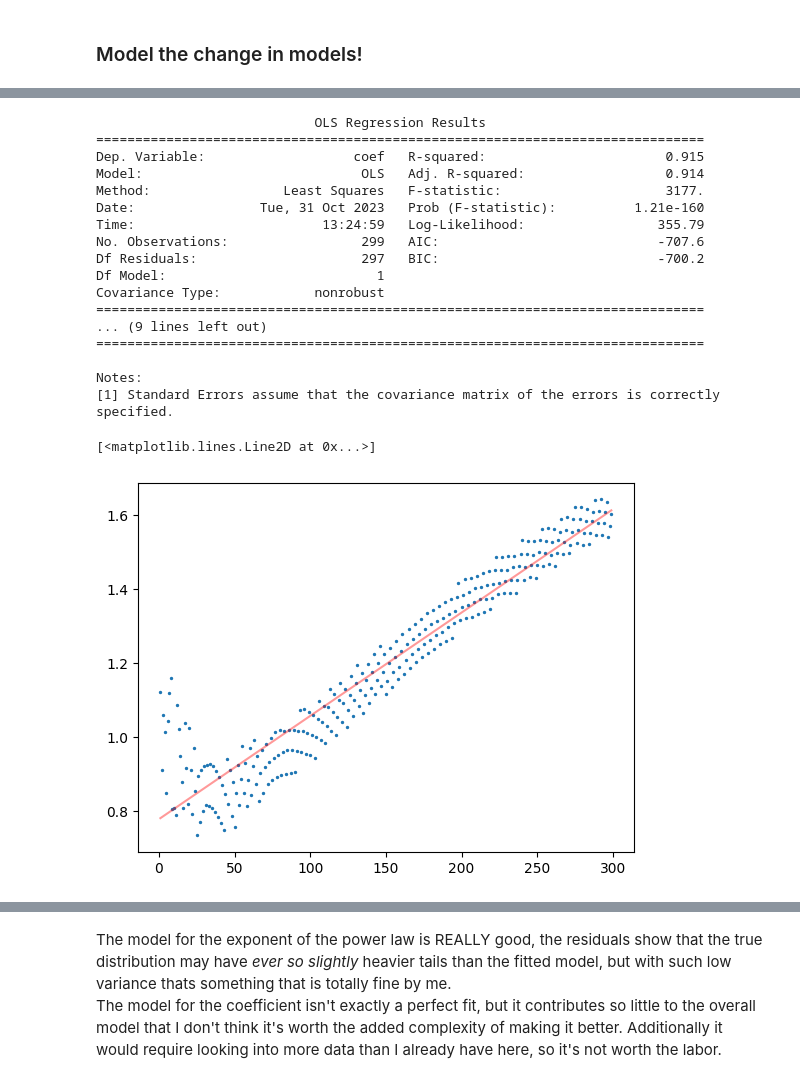
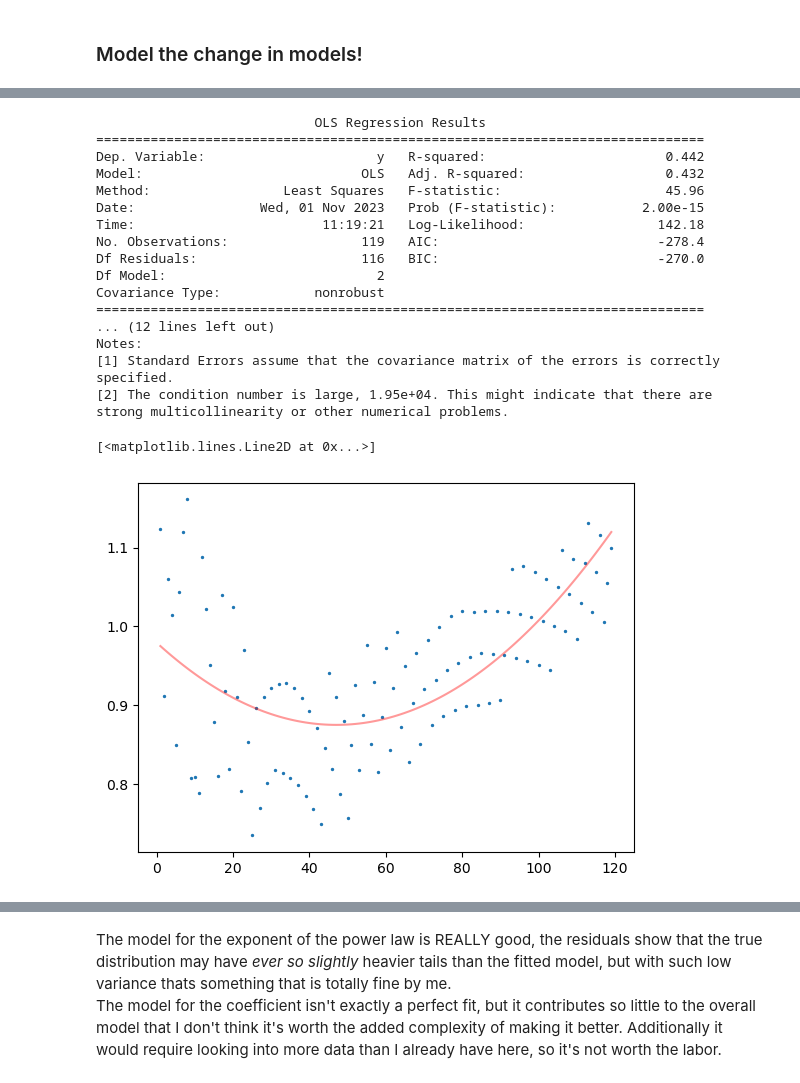
Before and after one commit to PacificBird/InsectPhenologyCaptureSim, a Jupyter notebook: multi_analysis.ipynb, the cells around one changed output, grey strips where cells are left out. Cells and saved outputs as stored; diff of their text form; code cells hidden in the pictures.

Commit message:
predictions !!

```diff
--- a/multi_analysis.ipynb
+++ b/multi_analysis.ipynb
@@ -229,6 +229,6 @@ dfs = np.array_split(df, len(df)/df.dd_span.head(1).iloc[0])
 # %%
 diffs = []
-for i in range(1,300):
+for i in range(1,120):
     row = compile_diffs(dfs, i)
     row_df = pd.DataFrame(row, columns=['difference', 'ratio', 'naive_ratio', 'pop_0', 'prob_capture', 'mating_delay'])
     diffs.append(row_df)
@@ -323,12 +323,13 @@ These residuals aren't perfect but I believe they are well within the realm of a
 model_mat = []
 for diff in diffs:
     a, b = new_autofit(diff.prob_capture, diff.difference)
-    model_mat.append((a,b))
+    model_mat.append((a,b, diff.head(1).prob_capture.item()))
 
 a = np.array(model_mat).T[0]
 a = -a
 b = np.array(model_mat).T[1]
 x = np.arange(1,len(diffs)+1)
+effort = np.array(model_mat).T[2]
 
 print(np.mean(b))
 
@@ -382,31 +383,38 @@ _ = qqplot(model.resid, line='q')
 # %%
-data = pd.DataFrame({'coef':b, 'n_diff':x})
-model = smf.ols('coef ~ n_diff', data=data).fit()
+from sklearn.preprocessing import PolynomialFeatures
+polynomial_features= PolynomialFeatures(degree=2)
+#data = pd.DataFrame({'coef':b[80:], 'n_diff':x[80:]})
+x = x.reshape(-1, 1)
+xp = polynomial_features.fit_transform(x)
+import statsmodels.api as sm
+#model = smf.ols('coef ~ n_diff', data=data).fit()
+model = sm.OLS(b, xp).fit()
+ypred = model.predict(xp)
 print(model.summary())
 y_fitted = model.params[1]*x + model.params[0]
 ax = plt.axes()
 ax.scatter(x, b, label='Data', s=2)
-ax.plot(x, y_fitted, label='Prediction', alpha=0.4, color='red')
+ax.plot(x, ypred, label='Prediction', alpha=0.4, color='red')
 # %% [output]
                             OLS Regression Results
 ==============================================================================
-Dep. Variable:                   coef   R-squared:                       0.915
-Model:                            OLS   Adj. R-squared:                  0.914
-Method:                 Least Squares   F-statistic:                     3177.
-Date:                Tue, 31 Oct 2023   Prob (F-statistic):          1.21e-160
-Time:                        13:24:59   Log-Likelihood:                 355.79
-No. Observations:                 299   AIC:                            -707.6
-Df Residuals:                     297   BIC:                            -700.2
-Df Model:                           1
+Dep. Variable:                      y   R-squared:                       0.442
+Model:                            OLS   Adj. R-squared:                  0.432
+Method:                 Least Squares   F-statistic:                     45.96
+Date:                Wed, 01 Nov 2023   Prob (F-statistic):           2.00e-15
+Time:                        11:19:21   Log-Likelihood:                 142.18
+No. Observations:                 119   AIC:                            -278.4
+Df Residuals:                     116   BIC:                            -270.0
+Df Model:                           2
 Covariance Type:            nonrobust
 ==============================================================================
-... (9 lines left out)
-==============================================================================
-
+... (12 lines left out)
 Notes:
 [1] Standard Errors assume that the covariance matrix of the errors is correctly specified.
+[2] The condition number is large, 1.95e+04. This might indicate that there are
+strong multicollinearity or other numerical problems.
 [<matplotlib.lines.Line2D at 0x...>]
-[figure, old version]
+[figure, new version]
 # %%
 _ = qqplot(model.resid, line='q')
 # %% [output]
```
Also changed, not shown: parts of 30 cells of this notebook.
